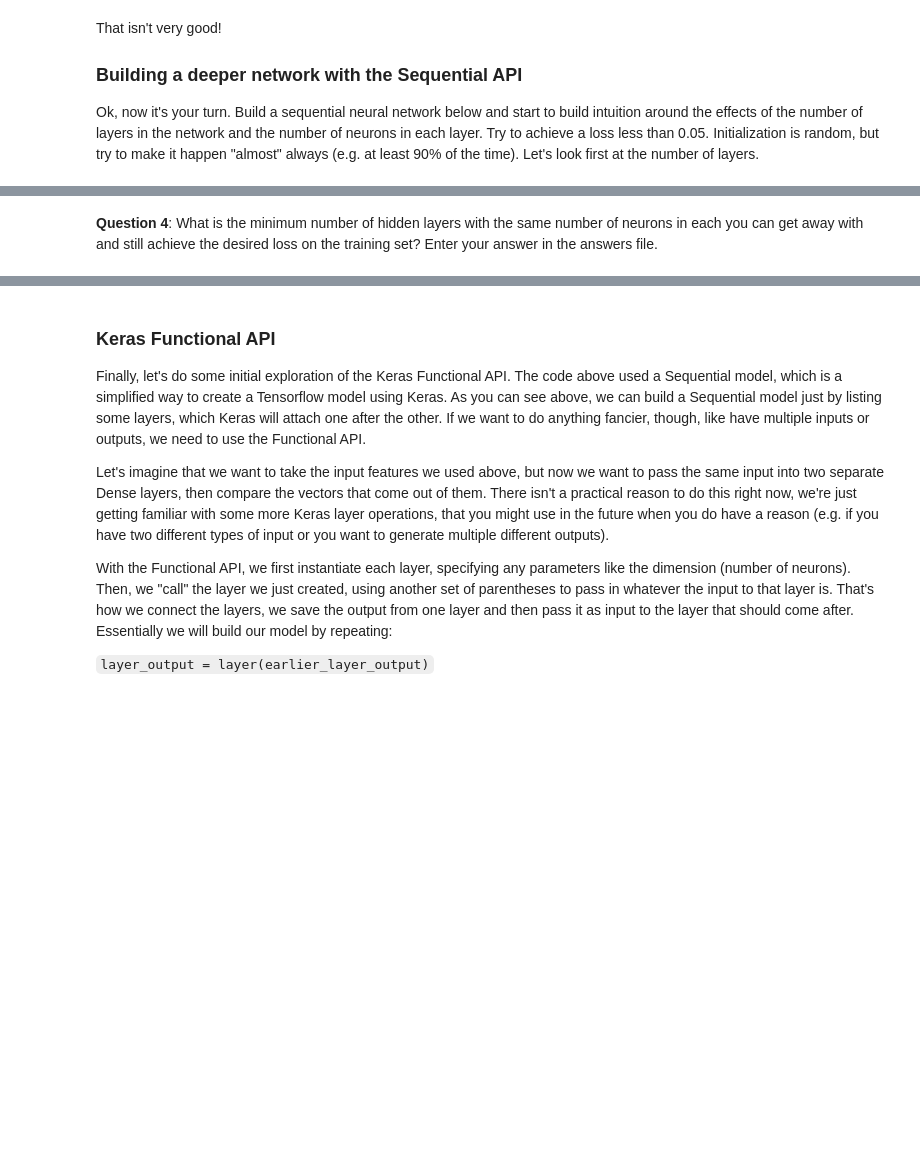
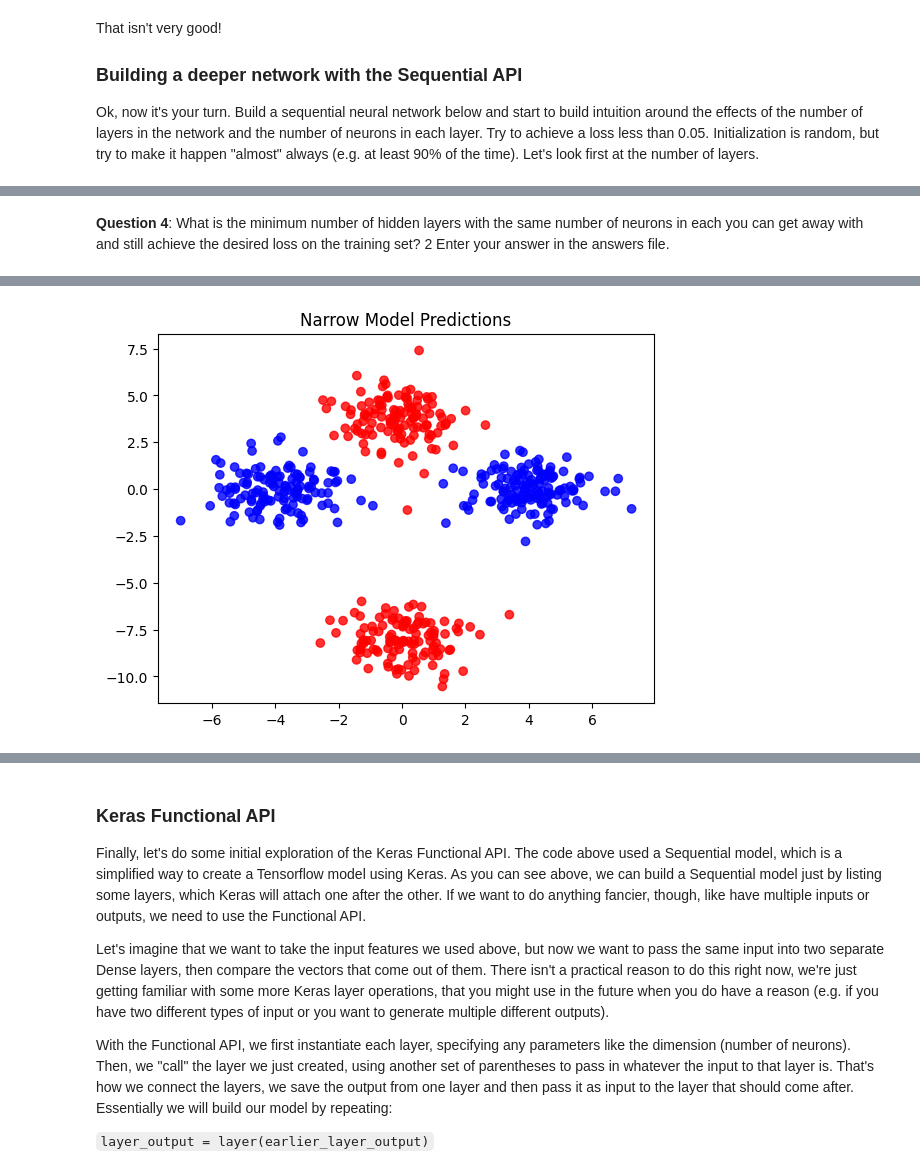
Before and after one commit to datasci-w266/2025-spring-main, a Jupyter notebook: assignment/a1/TensorFlow.ipynb, the cells around one changed output, grey strips where cells are left out. Drawn from its saved outputs; the diff is of its cells as text; code cells hidden in the pictures; blank space fills up the shorter version.

```diff
--- a/assignment/a1/TensorFlow.ipynb
+++ b/assignment/a1/TensorFlow.ipynb
@@ -180,5 +302,5 @@ plt.scatter(X_test[:,0], X_test[:,1], c=predictions[:,0]>0.5, cmap='bwr')
 # %% [markdown]
-**Question 4**: What is the minimum number of hidden layers with the same number of neurons in each you can get away with and still achieve the desired loss on the training set?  Enter your answer in the answers file.
+**Question 4**: What is the minimum number of hidden layers with the same number of neurons in each you can get away with and still achieve the desired loss on the training set?  2 Enter your answer in the answers file.
 # %%
 narrow_model = keras.Sequential([
     #
@@ -202,18 +324,30 @@ narrow_model = keras.Sequential([
     #    What's the smallest number of neurons (n) in each layer you can use
     #     if you use four or more layers?
 
-    ### YOUR CODE HERE
-
-
-
-    ### END YOUR CODE
-
-    # Think about why you still use a sigmoid at the top of your network.
-    keras.layers.Dense(1, activation='sigmoid')
+    # Input layer
+    keras.layers.Dense(32, activation='relu', input_shape=(2,)),  # Input layer with 32 neurons
+    # Hidden layers
+    keras.layers.Dense(32, activation='relu'),                   # Hidden layer 1
+    keras.layers.Dense(32, activation='relu'),                   # Hidden layer 2
+    # Output layer
+    keras.layers.Dense(1, activation='sigmoid')                  # Output layer for binary classification
 ])
 
+# Compile the model
 narrow_model.compile(optimizer='adam',
-              loss='binary_crossentropy',
-              metrics=['accuracy'])
+                     loss='binary_crossentropy',
+                     metrics=['accuracy'])
 
-narrow_model.fit(X_train, y_train, epochs=10)
+# Train the model
+history = narrow_model.fit(X_train, y_train, epochs=20, verbose=1)
+
+# Evaluate the model on the test set
+predictions = narrow_model.predict(X_test)
+
+# Visualize the predictions
+plt.scatter(X_test[:, 0], X_test[:, 1], c=(predictions > 0.5).squeeze(), cmap='bwr', alpha=0.8)
+plt.title("Narrow Model Predictions")
+plt.show()
+
+# Think about why you still use a sigmoid at the top of your network.
+# %% [output]
@@ -220,3 +371,4 @@ narrow_model.fit(X_train, y_train, epochs=10)
+[figure, added]
 # %%
 n_predictions = narrow_model.predict(X_test)
 plt.scatter(X_test[:,0], X_test[:,1], c=n_predictions[:,0]>0.5, cmap='bwr')
```
Also changed, not shown: parts of 16 cells of this notebook, 2 other files.
